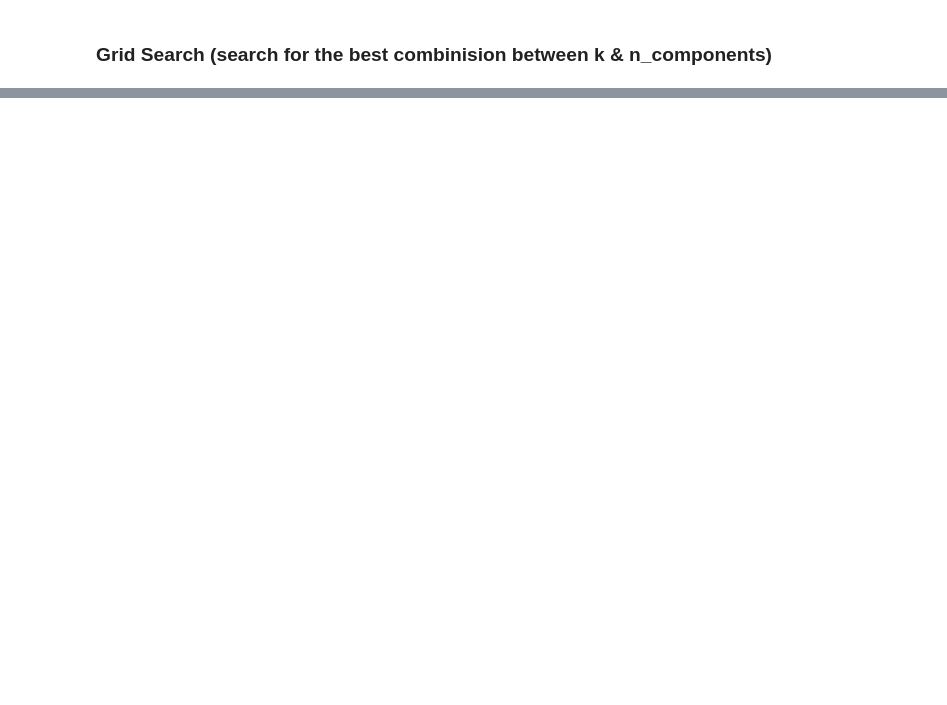
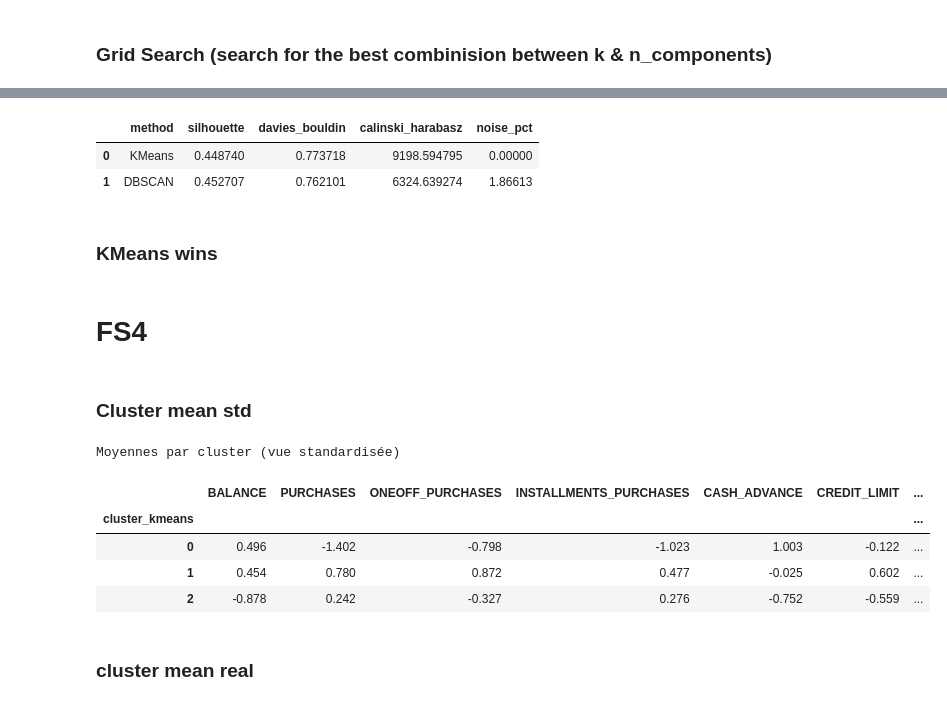
Before and after one commit to ABDELHAFIDaz/CardProfiler, a Jupyter notebook: notebooks/Clustering.ipynb, the cells around one changed output, grey strips where cells are left out. Drawn from its saved outputs; the diff is of its cells as text; code cells hidden in the pictures; blank space fills up the shorter version.

```diff
--- a/notebooks/Clustering.ipynb
+++ b/notebooks/Clustering.ipynb
@@ -62,0 +77,17 @@ results_df.sort_values("silhouette", ascending=False)
+# %%
+# Best K-means model
+best_kmeans = kmeans_df.iloc[0]
+best_n_components = int(best_kmeans["n_components"])
+best_k = int(best_kmeans["k"])
+
+pca_best = PCA(n_components=best_n_components)
+X_pca_best = pca_best.fit_transform(df_prepare_clustering[cols])
+
+kmeans_best = KMeans(n_clusters=best_k, random_state=42, n_init=20)
+labels_best = kmeans_best.fit_predict(X_pca_best)
+
+df_clean["cluster_kmeans"] = labels_best
+
+print(f"Selected PCA components: {best_n_components}")
+print(f"Selected K: {best_k}")
+print(df_clean["cluster_kmeans"].value_counts().sort_index())
@@ -62,0 +241,26 @@ results_df.sort_values("silhouette", ascending=False)
+# %%
+from sklearn.metrics import davies_bouldin_score, calinski_harabasz_score
+
+comparison = pd.DataFrame([
+    {
+        "method": "KMeans",
+        "silhouette": silhouette_score(X_pca_best, labels_best),
+        "davies_bouldin": davies_bouldin_score(X_pca_best, labels_best),
+        "calinski_harabasz": calinski_harabasz_score(X_pca_best, labels_best),
+        "noise_pct": 0.0,
+    },
+    {
+        "method": "DBSCAN",
+        "silhouette": best_dbscan["silhouette"],
+        "davies_bouldin": davies_bouldin_score(X_pca_dbscan[labels_dbscan != -1], labels_dbscan[labels_dbscan != -1]),
+        "calinski_harabasz": calinski_harabasz_score(X_pca_dbscan[labels_dbscan != -1], labels_dbscan[labels_dbscan != -1]),
+        "noise_pct": best_dbscan["noise_ratio"] * 100,
+    },
+])
+comparison
+# %% [output]
+|  | method | silhouette | davies_bouldin | calinski_harabasz | noise_pct |
+| 0 | KMeans | 0.448740 | 0.773718 | 9198.594795 | 0.00000 |
+| 1 | DBSCAN | 0.452707 | 0.762101 | 6324.639274 | 1.86613 |
+# %% [markdown]
+### KMeans wins
@@ -62,0 +270,25 @@ results_df.sort_values("silhouette", ascending=False)
+# %% [markdown]
+# FS4
+# %% [markdown]
+### Cluster mean std
+# %%
+df_prepare_clustering["cluster_kmeans"] = labels_best
+
+cluster_mean_std = (
+    df_prepare_clustering.groupby("cluster_kmeans")[cols]
+    .mean()
+    .sort_index()
+    .round(3)
+)
+
+print("Moyennes par cluster (vue standardisée)")
+display(cluster_mean_std)
+# %% [output]
+Moyennes par cluster (vue standardisée)
+|  | BALANCE | PURCHASES | ONEOFF_PURCHASES | INSTALLMENTS_PURCHASES | CASH_ADVANCE | CREDIT_LIMIT | ... |
+| cluster_kmeans |  |  |  |  |  |  | ... |
+| 0 | 0.496 | -1.402 | -0.798 | -1.023 | 1.003 | -0.122 | ... |
+| 1 | 0.454 | 0.780 | 0.872 | 0.477 | -0.025 | 0.602 | ... |
+| 2 | -0.878 | 0.242 | -0.327 | 0.276 | -0.752 | -0.559 | ... |
+# %% [markdown]
+### cluster mean real
```
Also changed, not shown: parts of 30 cells of this notebook, 1 other file.
